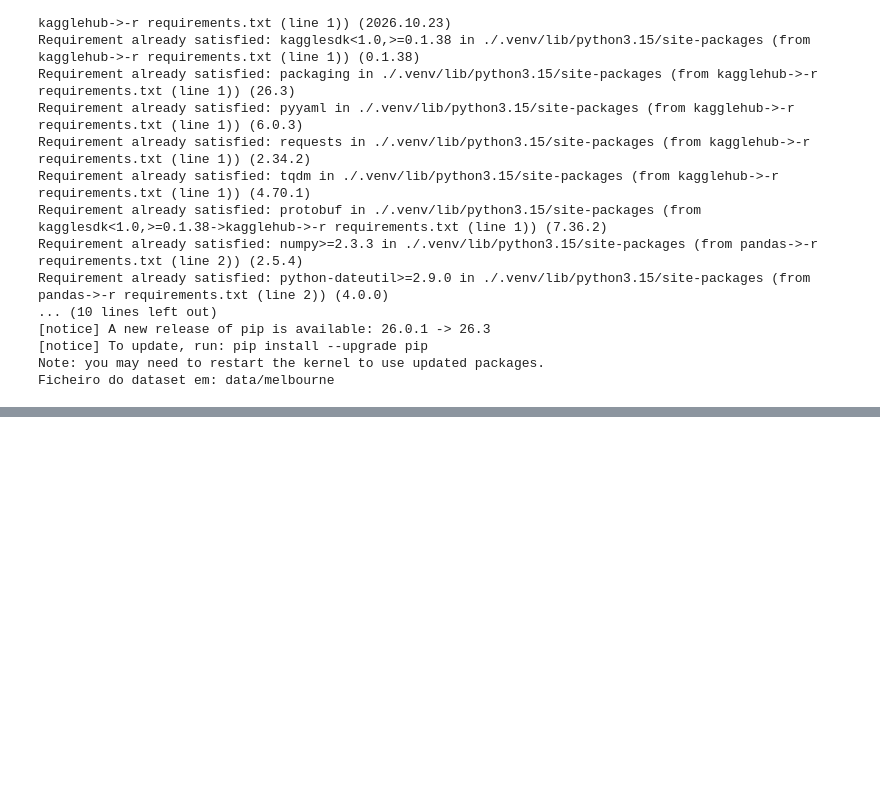
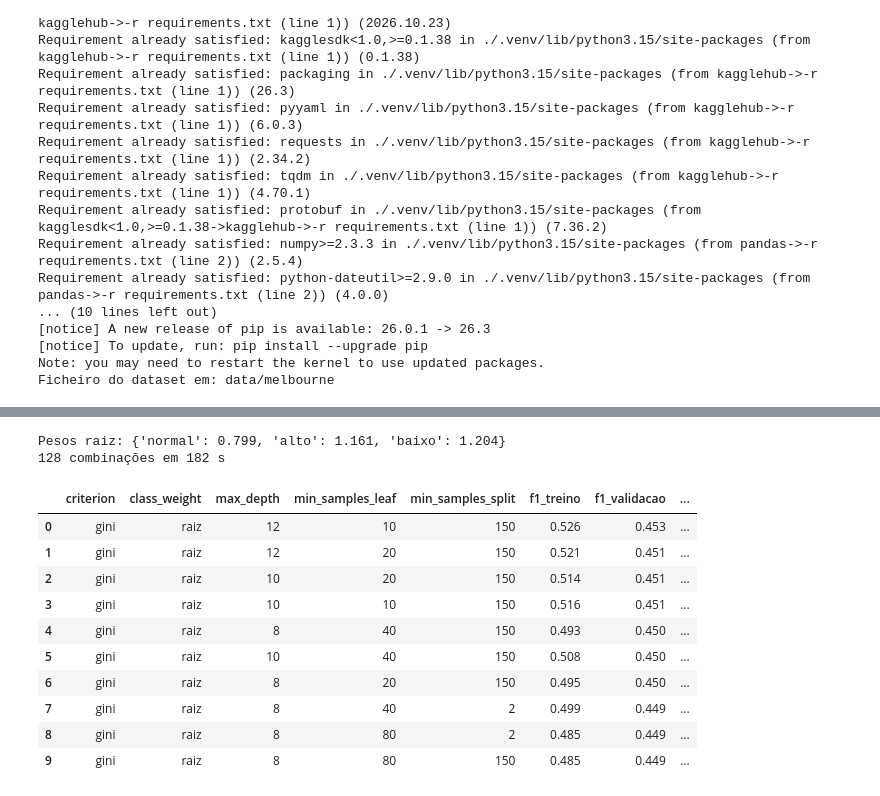
Before and after one commit to AnyTng/FAI26_P02_G09, a Jupyter notebook: 02_classify.ipynb, the cells around one changed output, grey strips where cells are left out. Saved outputs shown, nothing was run; the diff lists cells and outputs as text; code cells hidden in the pictures; blank space fills up the shorter version.

```diff
--- a/02_classify.ipynb
+++ b/02_classify.ipynb
@@ -27,0 +72,11 @@ Ficheiro do dataset em: data/melbourne
+# %%
+vendas["Meses"] = (vendas["Date"] - vendas["Date"].min()).dt.days / 30.44
+
+principais = vendas["SellerG"].value_counts().index[:15]
+vendas["Agencia"] = vendas["SellerG"].where(vendas["SellerG"].isin(principais), "outras")
+
+NUMERICAS = ["Rooms", "Bathroom", "Car", "Distance", "Landsize", "BuildingArea", "YearBuilt", "Meses"]
+CATEGORICAS = ["Type", "Method", "Agencia", "Regionname"]
+ALVO = "ClassePreco"
+
+vendas["Agencia"].value_counts()
@@ -27,0 +104,8 @@ Ficheiro do dataset em: data/melbourne
+# %%
+treino, teste = train_test_split(vendas, test_size=0.2, stratify=vendas[ALVO], random_state=SEMENTE)
+treino, teste = treino.reset_index(drop=True), teste.reset_index(drop=True)
+y_treino, y_teste = treino[ALVO].to_numpy(), teste[ALVO].to_numpy()
+
+print(f"Treino: {len(treino)} | Teste: {len(teste)}")
+pd.DataFrame({"treino": treino[ALVO].value_counts(normalize=True),
+              "teste": teste[ALVO].value_counts(normalize=True)}).round(3)
@@ -27,0 +304,54 @@ Ficheiro do dataset em: data/melbourne
+# %%
+from itertools import product
+from time import perf_counter
+
+# Pesos balanced: n / (3 * n_classe). Os pesos "raiz" ficam a meio caminho entre 1 e esses
+frequencia = pd.Series(y_treino).value_counts(normalize=True)
+PESOS = {"balanced": "balanced", "raiz": (1 / (3 * frequencia) ** 0.5).round(3).to_dict()}
+print("Pesos raiz:", PESOS["raiz"])
+
+GRELHA = {
+    "criterion": ["gini", "entropy"],
+    "class_weight": ["balanced", "raiz"],
+    "max_depth": [6, 8, 10, 12],
+    "min_samples_leaf": [10, 20, 40, 80],
+    "min_samples_split": [2, 150],
+}
+
+# Preparar os 5 folds uma só vez
+cv = StratifiedKFold(n_splits=5, shuffle=True, random_state=SEMENTE)
+folds = []
+for idx_tr, idx_val in cv.split(treino, y_treino):
+    X_tr, X_val = preparar(treino.iloc[idx_tr], treino.iloc[idx_val])
+    folds.append((X_tr, y_treino[idx_tr], X_val, y_treino[idx_val]))
+
+resultados = []
+inicio = perf_counter()
+for valores in product(*GRELHA.values()):
+    combinacao = dict(zip(GRELHA, valores))
+    params = {**combinacao, "class_weight": PESOS[combinacao["class_weight"]]}
+    f1_tr, f1_val = [], []
+    for X_tr, y_tr, X_val, y_val in folds:
+        modelo = DecisionTreeClassifier(**params).fit(X_tr, y_tr)
+        f1_tr.append(f1_score(y_tr, modelo.predict(X_tr), average="macro"))
+        f1_val.append(f1_score(y_val, modelo.predict(X_val), average="macro"))
+    resultados.append({**combinacao,
+                       "f1_treino": np.mean(f1_tr), "f1_validacao": np.mean(f1_val), "desvio_validacao": np.std(f1_val)})
+
+resultados = pd.DataFrame(resultados).sort_values("f1_validacao", ascending=False, ignore_index=True)
+print(f"{len(resultados)} combinações em {perf_counter() - inicio:.0f} s")
+resultados.head(10).round(3)
+# %% [output]
+Pesos raiz: {'normal': 0.799, 'alto': 1.161, 'baixo': 1.204}
+128 combinações em 182 s
+|  | criterion | class_weight | max_depth | min_samples_leaf | min_samples_split | f1_treino | f1_validacao | ... |
+| 0 | gini | raiz | 12 | 10 | 150 | 0.526 | 0.453 | ... |
+| 1 | gini | raiz | 12 | 20 | 150 | 0.521 | 0.451 | ... |
+| 2 | gini | raiz | 10 | 20 | 150 | 0.514 | 0.451 | ... |
+| 3 | gini | raiz | 10 | 10 | 150 | 0.516 | 0.451 | ... |
+| 4 | gini | raiz | 8 | 40 | 150 | 0.493 | 0.450 | ... |
+| 5 | gini | raiz | 10 | 40 | 150 | 0.508 | 0.450 | ... |
+| 6 | gini | raiz | 8 | 20 | 150 | 0.495 | 0.450 | ... |
+| 7 | gini | raiz | 8 | 40 | 2 | 0.499 | 0.449 | ... |
+| 8 | gini | raiz | 8 | 80 | 2 | 0.485 | 0.449 | ... |
+| 9 | gini | raiz | 8 | 80 | 150 | 0.485 | 0.449 | ... |
```
Also changed, not shown: parts of 40 cells of this notebook, 2 other files.
